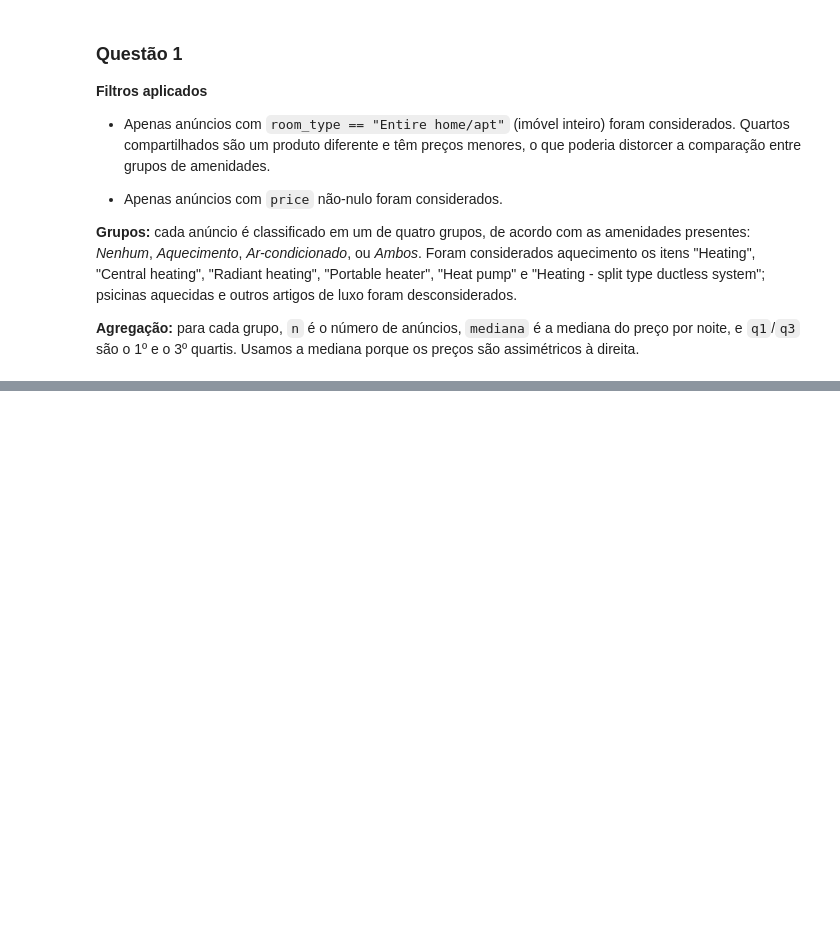
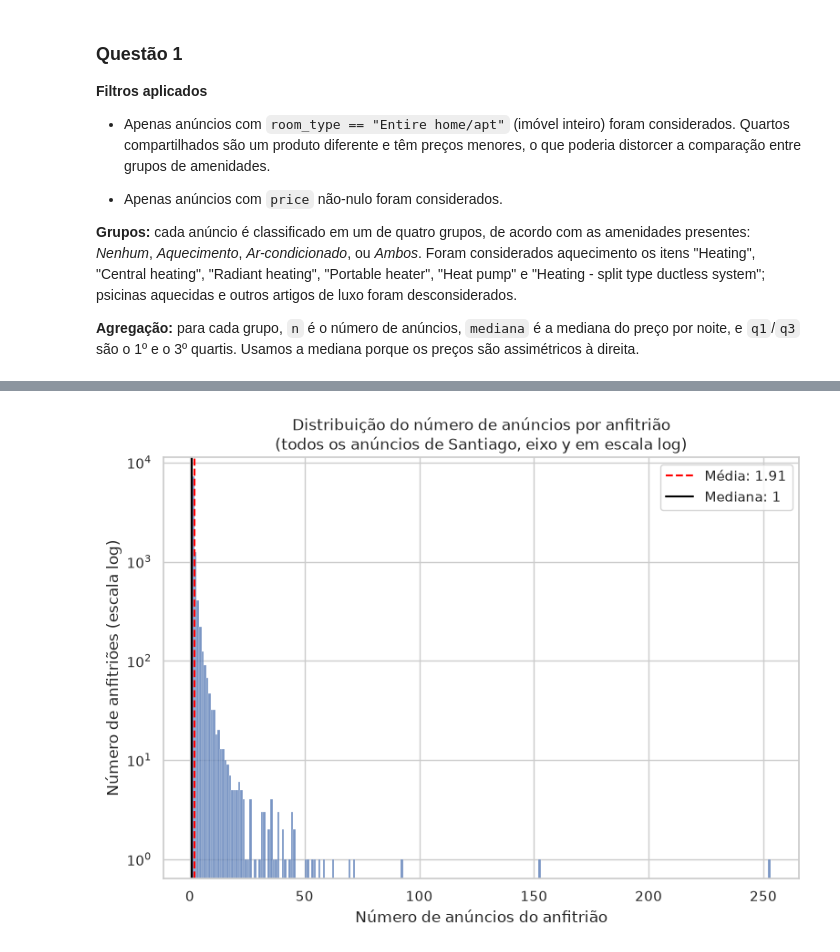
Before and after one commit to gusta-franca/data_science, a Jupyter notebook: pandas_viz/notebook.ipynb, the cells around one changed output, grey strips where cells are left out. Cells and saved outputs as stored; diff of their text form; code cells hidden in the pictures; blank space fills up the shorter version.

```diff
--- a/pandas_viz/notebook.ipynb
+++ b/pandas_viz/notebook.ipynb
@@ -181,0 +465,21 @@ plt.show()
+# %%
+fig, ax = plt.subplots(figsize=(9, 6))
+
+sns.histplot(listings_per_host, binwidth = 1, ax = ax)
+
+ax.set_yscale("log")
+
+median_hosts = listings_per_host.median()
+mean_hosts = listings_per_host.mean()
+
+ax.axvline(mean_hosts, color = "red", linestyle = "--", label = f"Média: {mean_hosts:.2f}")
+ax.axvline(median_hosts, color = "black", linestyle = "-", label = f"Mediana: {median_hosts:.0f}")
+
+ax.set_title("Distribuição do número de anúncios por anfitrião\n(todos os anúncios de Santiago, eixo y em escala log)")
+ax.set_xlabel("Número de anúncios do anfitrião")
+ax.set_ylabel("Número de anfitriões (escala log)")
+ax.legend()
+
+plt.show()
+# %% [output]
+[figure, added]
```
Also changed, not shown: parts of 35 cells of this notebook, 2 other files.
